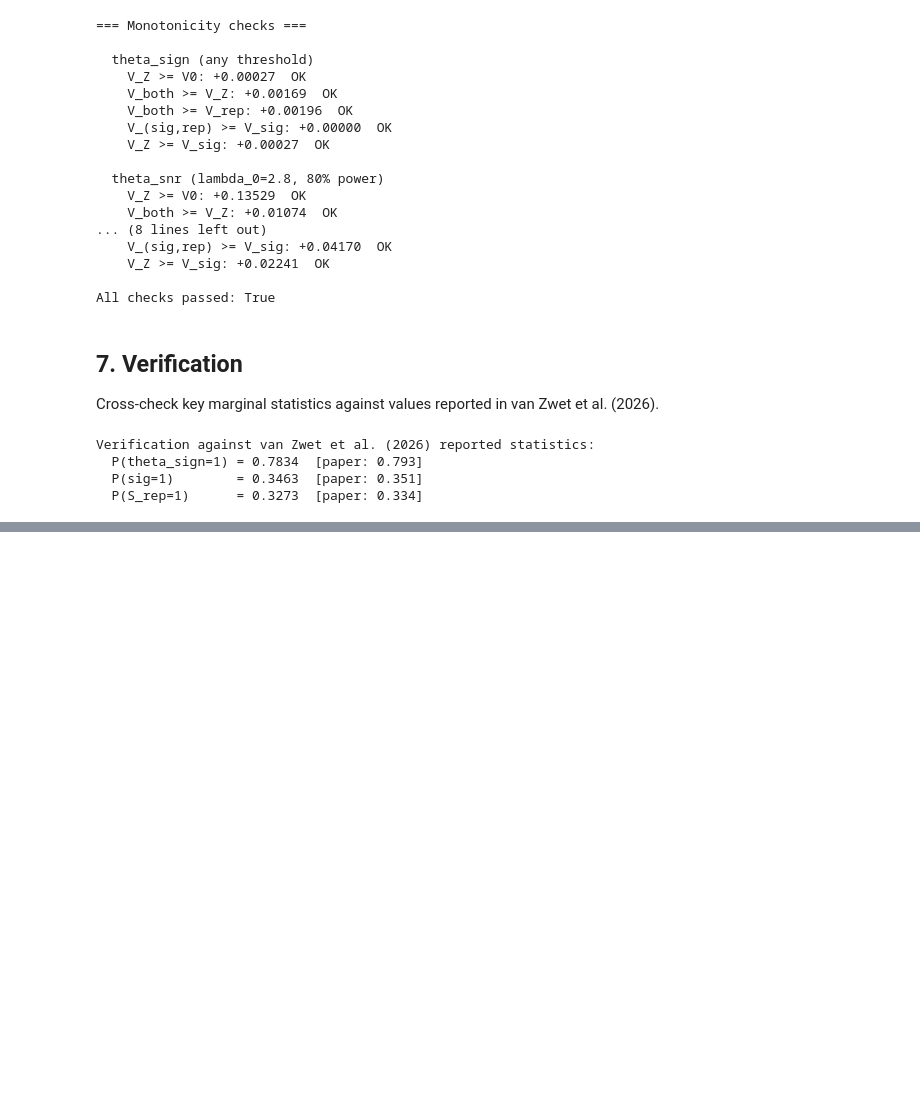
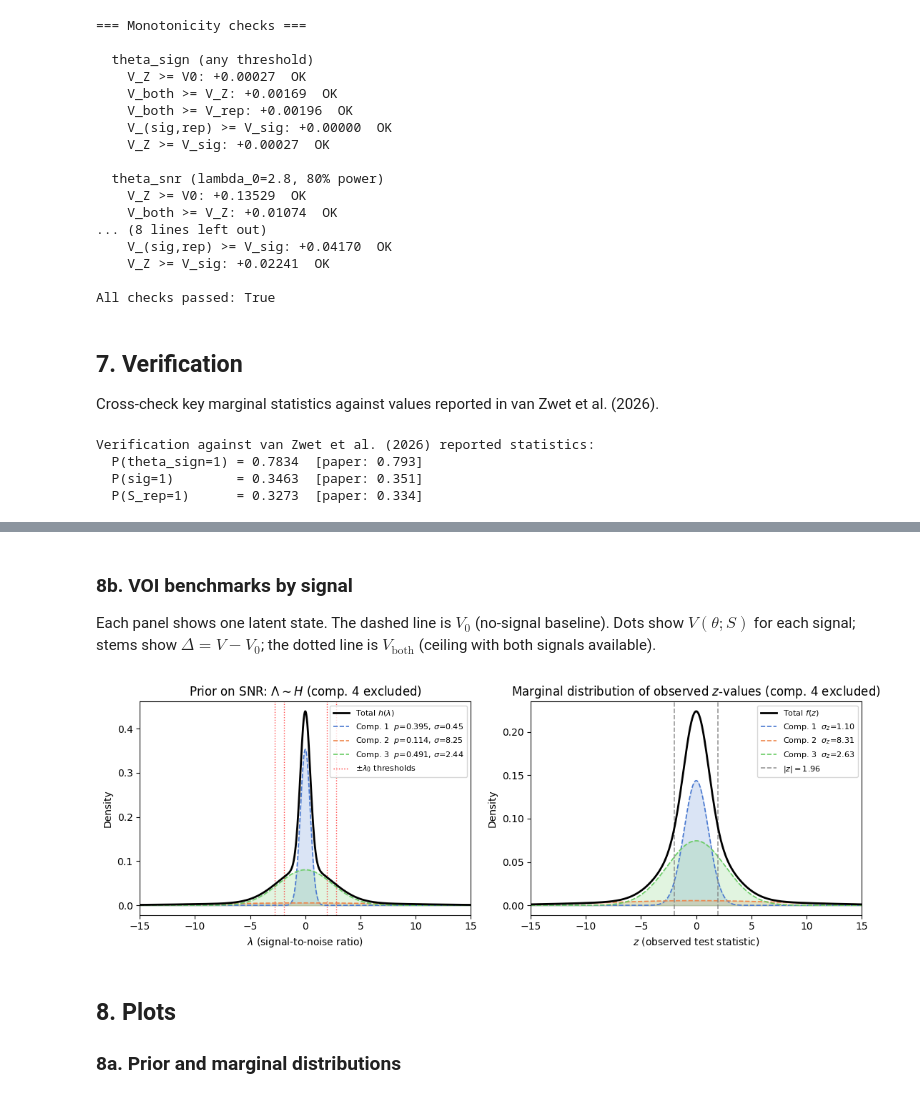
Before and after one commit to jhullman/AI_metascience_spec, a Jupyter notebook: vanzwet_voi_analysis_no_comp4.ipynb, the cells around one changed output, grey strips where cells are left out. Drawn from its saved outputs; the diff is of its cells as text; code cells hidden in the pictures; blank space fills up the shorter version.

```diff
--- a/vanzwet_voi_analysis_no_comp4.ipynb
+++ b/vanzwet_voi_analysis_no_comp4.ipynb
@@ -331,0 +388,54 @@ Verification against van Zwet et al. (2026) reported statistics:
+# %% [markdown]
+### 8b. VOI benchmarks by signal
+
+Each panel shows one latent state. The dashed line is $V_0$ (no-signal baseline).
+Dots show $V(\theta; S)$ for each signal; stems show $\Delta = V - V_0$; the dotted
+line is $V_\mathrm{both}$ (ceiling with both signals available).
+# %%
+colors = ['#4878d0', '#ee854a', '#6acc65']
+visible = list(range(len(p_mix)))  # all components visible (comp4 excluded from this notebook)
+
+fig, axes = plt.subplots(1, 2, figsize=(11, 4))
+
+# Left: Prior h(lambda) — SNR distribution
+ax = axes[0]
+ax.plot(lam_grid, h, 'k-', lw=2, label='Total $h(\\lambda)$', zorder=5)
+for k in visible:
+    comp = p_mix[k] * stats.norm.pdf(lam_grid, 0, ssnr[k])
+    ax.fill_between(lam_grid, comp, alpha=0.2, color=colors[k])
+    ax.plot(lam_grid, comp, '--', lw=1.2, color=colors[k],
+            label=f'Comp. {k+1}  $p$={p_mix[k]:.3f}, $\\sigma$={ssnr[k]:.2f}')
+for lam0 in lam0s:
+    ax.axvline( lam0, color='red', lw=1, ls=':', alpha=0.7)
+    ax.axvline(-lam0, color='red', lw=1, ls=':', alpha=0.7)
+ax.plot([], [], color='red', lw=1, ls=':', alpha=0.8, label='$\\pm\\lambda_0$ thresholds')
+ax.set_xlim(-15, 15)
+ax.set_xlabel('$\\lambda$ (signal-to-noise ratio)')
+ax.set_ylabel('Density')
+ax.set_title('Prior on SNR: $\\Lambda \\sim H$ (comp. 4 excluded)')
+ax.legend(fontsize=8)
+
+# Right: Marginal f(z) — distribution of observed z-values
+ax = axes[1]
+ax.plot(z_grid, fz, 'k-', lw=2, label='Total $f(z)$', zorder=5)
+for k in visible:
+    comp = p_mix[k] * stats.norm.pdf(z_grid, 0, sz_mix[k])
+    ax.fill_between(z_grid, comp, alpha=0.2, color=colors[k])
+    ax.plot(z_grid, comp, '--', lw=1.2, color=colors[k],
+            label=f'Comp. {k+1}  $\\sigma_z$={sz_mix[k]:.2f}')
+ax.axvline( 1.96, color='gray', lw=1.2, ls='--', alpha=0.8, label='$|z|=1.96$')
+ax.axvline(-1.96, color='gray', lw=1.2, ls='--', alpha=0.8)
+ax.set_xlim(-15, 15)
+ax.set_xlabel('$z$ (observed test statistic)')
+ax.set_ylabel('Density')
+ax.set_title('Marginal distribution of observed $z$-values (comp. 4 excluded)')
+ax.legend(fontsize=8)
+
+plt.tight_layout()
+plt.show()
+# %% [output]
+[figure, added]
+# %% [markdown]
+## 8. Plots
+
+### 8a. Prior and marginal distributions
```
Also changed, not shown: parts of 2 cells of this notebook, 1 other file.
